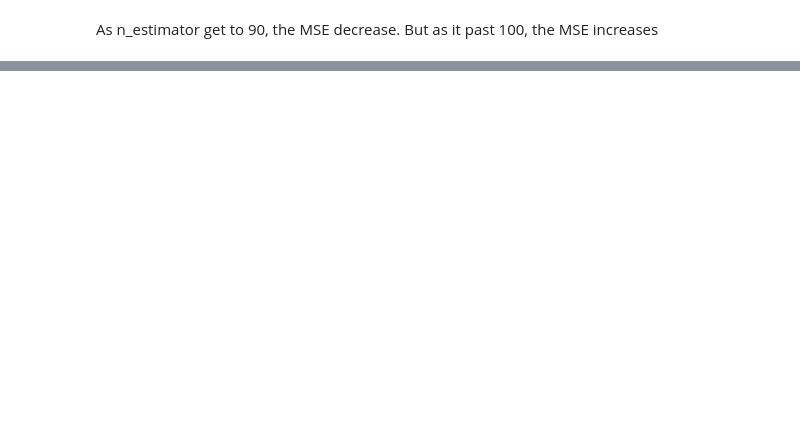
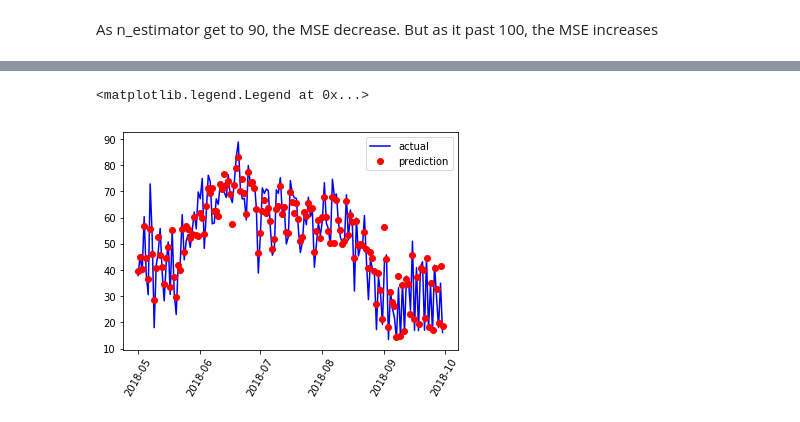
Before and after one commit to daviding11/Splash-Mountain-Wait-Time-Analysis, a Jupyter notebook: Data_Visualization_daviding.ipynb, the cells around one changed output, grey strips where cells are left out. Drawn from its saved outputs; the diff is of its cells as text; code cells hidden in the pictures; blank space fills up the shorter version.

```diff
--- a/Data_Visualization_daviding.ipynb
+++ b/Data_Visualization_daviding.ipynb
@@ -325,0 +354,31 @@ OSError: [Errno 36] File name too long: 'digraph Tree {\nnode [shape=box, style=
+# %%
+summer_df = meta_splash2[(meta_splash2.MONTHOFYEAR == 5) | (meta_splash2.MONTHOFYEAR == 6)|
+                        (meta_splash2.MONTHOFYEAR == 7)|(meta_splash2.MONTHOFYEAR == 8)|
+                        (meta_splash2.MONTHOFYEAR == 9)]
+summer2018_df = summer_df[summer_df.YEAR == 2018]
+summer2018_df
+actual_time = summer2018_df.iloc[:,0:2]
+actual_time.index = range(153)
+summer2018_dates = summer2018_df.iloc[:,0:1]
+# %%
+#Test rf on summer 2018
+predict_time_df = summer2018_df[golden_list]
+predict_time_df
+
+#Create a Gaussian Classifier
+rf = RandomForestRegressor(n_estimators = 100)
+
+#train the model using the traing set
+rf.fit(x_train,y_train)
+
+predicted_time = rf.predict(predict_time_df)
+# %%
+predicted_time_df = pd.DataFrame(predicted_time)
+predicted_time_df.head(n = 6)
+
+comparison_df = pd.concat([actual_time,predicted_time_df],
+                              axis = 1)
+comparison_df = comparison_df.rename({'date':'Date',
+                                     'SPOSTMIN':'Actual_Time',
+                                     0:'Predicted_Time'}, axis = 1)
+comparison_df.head(n = 10)
@@ -325,0 +397,13 @@ OSError: [Errno 36] File name too long: 'digraph Tree {\nnode [shape=box, style=
+# %%
+#ax = sns.lineplot(comparison_df.Date,comparison_df.Actual_Time)
+#ax = sns.scatterplot(comparison_df.Date,comparison_df.Predicted_Time,palette)
+
+plt.plot(comparison_df.Date, comparison_df.Actual_Time,'b-', label = 'actual')
+
+plt.plot(comparison_df.Date, comparison_df.Predicted_Time,'ro', label = 'prediction')
+
+plt.xticks(rotation = '60');
+plt.legend()
+# %% [output]
+<matplotlib.legend.Legend at 0x...>
+[figure, added]
```
Also changed, not shown: parts of 24 cells of this notebook.
